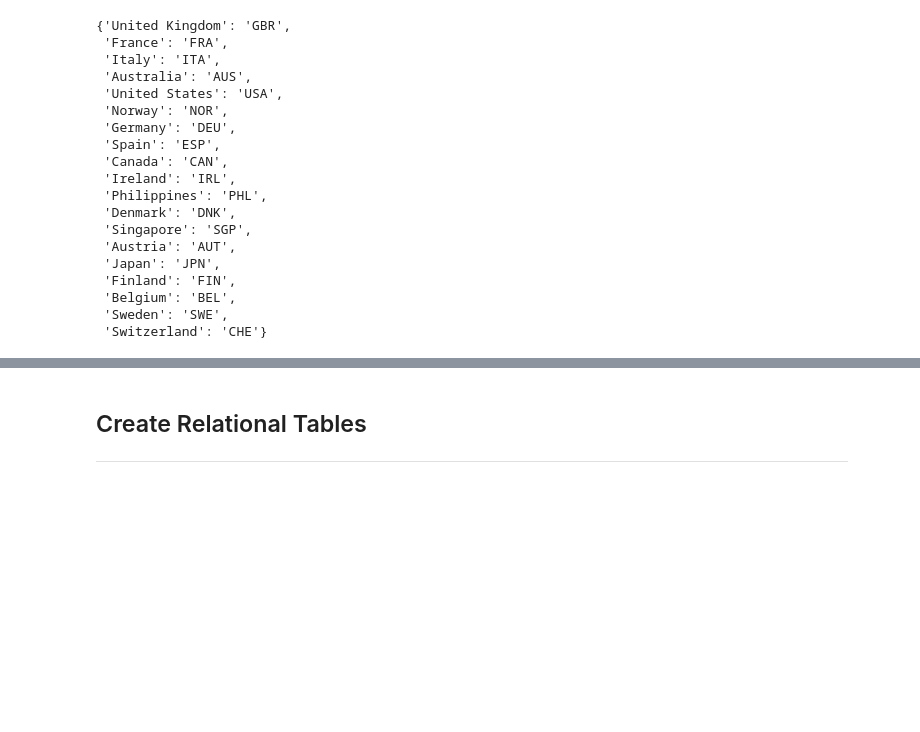
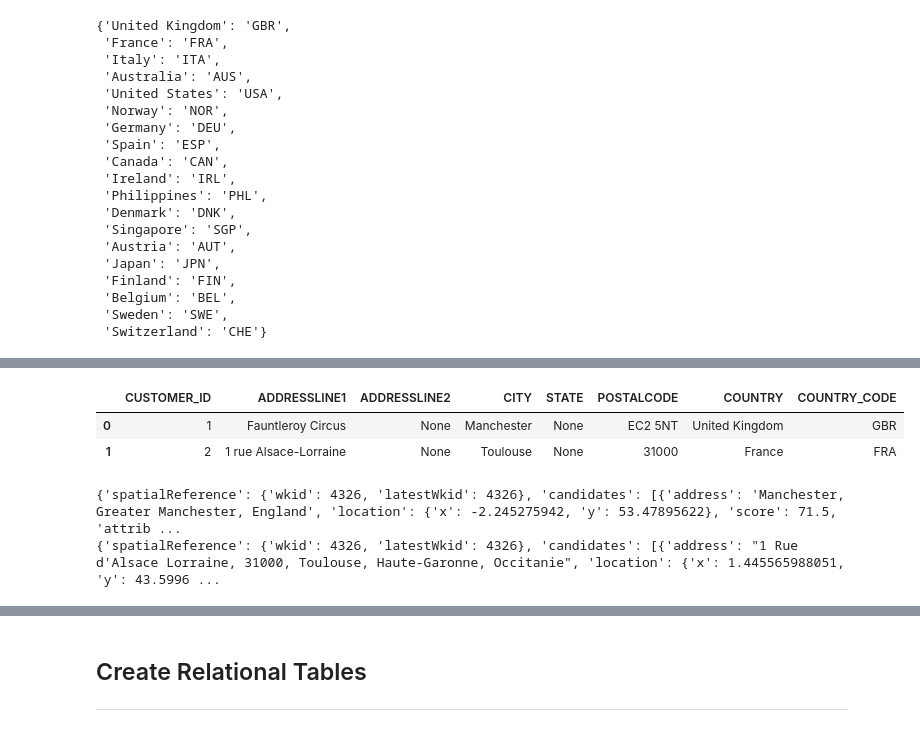
Before and after one commit to brianna-mitri/vehicle-sales-analysis, a Jupyter notebook: data_cleaning.ipynb, the cells around one changed output, grey strips where cells are left out. Drawn from its saved outputs; the diff is of its cells as text; code cells hidden in the pictures; blank space fills up the shorter version.

Commit message:
Added address validation with ArcGIS geocoding service api

```diff
--- a/data_cleaning.ipynb
+++ b/data_cleaning.ipynb
@@ -412,0 +434,8 @@ country_code_dict
+# %%
+# test df
+two_addresses = address_df.head(2).copy()
+two_addresses
+# %% [output]
+|  | CUSTOMER_ID | ADDRESSLINE1 | ADDRESSLINE2 | CITY | STATE | POSTALCODE | COUNTRY | COUNTRY_CODE |
+| 0 | 1 | Fauntleroy Circus | None | Manchester | None | EC2 5NT | United Kingdom | GBR |
+| 1 | 2 | 1 rue Alsace-Lorraine | None | Toulouse | None | 31000 | France | FRA |
@@ -412,0 +489,49 @@ country_code_dict
+# %%
+# get official/valid addresses
+val_addresses = []
+
+for _, row in two_addresses.iterrows():
+
+    # get params
+    params_dict = build_params(row)
+
+    try:
+        # make api request
+        address_data = requests.get(api_url, params=params_dict, timeout=10).json()
+        #address_data.raise_for_status()  #raise HTTPError for bad response
+        print(address_data)
+
+        candidate = address_data.get('candidates', [None])[0]
+        time.sleep(15)
+
+        # build dict
+        if candidate:
+            attr = candidate['attributes']
+            val_addresses.append({
+                'CUSTOMER_ID'     : row.CUSTOMER_ID,
+                'STD_ADDRESSLINE1': attr['StAddr']      or pd.NA,
+                'STD_ADDRESSLINE2': attr['SubAddr']     or pd.NA,
+                'STD_CITY'        : attr['City']        or pd.NA,
+                'STD_REGION'      : attr['Region']      or pd.NA,
+                'STD_REGIONCODE'  : attr['RegionAbbr']  or pd.NA,
+                'STD_POSTALCODE'  : attr['Postal']      or pd.NA,
+                'STD_COUNTRY'     : attr['Country']     or pd.NA,
+                'STD_COUNTRY_CODE': attr['CountryCode'] or pd.NA,
+                'ADDR_TYPE'       : attr['Addr_type']   or pd.NA,
+                'MATCH_ADDR'      : attr['Match_addr']  or pd.NA,
+                'STATUS'          : attr['Status']      or pd.NA,
+                'SCORE'           : candidate['score']  or pd.NA
+            })
+
+    # display errors
+    except requests.RequestException as e:
+        print(f'Error for {row.CUSTOMER_ID}: {e}')
+        print(f'Error type: {type(e)}')
+        print(f'Arguments: {e.args}')
+    except Exception as e:
+        print(f'Unexpected error for {row.CUSTOMER_ID}: {e}')
+        print(f'Error type: {type(e)}')
+        print(f'Arguments: {e.args}')
+# %% [output]
+{'spatialReference': {'wkid': 4326, 'latestWkid': 4326}, 'candidates': [{'address': 'Manchester, Greater Manchester, England', 'location': {'x': -2.245275942, 'y': 53.47895622}, 'score': 71.5, 'attrib ...
+{'spatialReference': {'wkid': 4326, 'latestWkid': 4326}, 'candidates': [{'address': "1 Rue d'Alsace Lorraine, 31000, Toulouse, Haute-Garonne, Occitanie", 'location': {'x': 1.445565988051, 'y': 43.5996 ...
```
Also changed, not shown: parts of 7 cells of this notebook.
